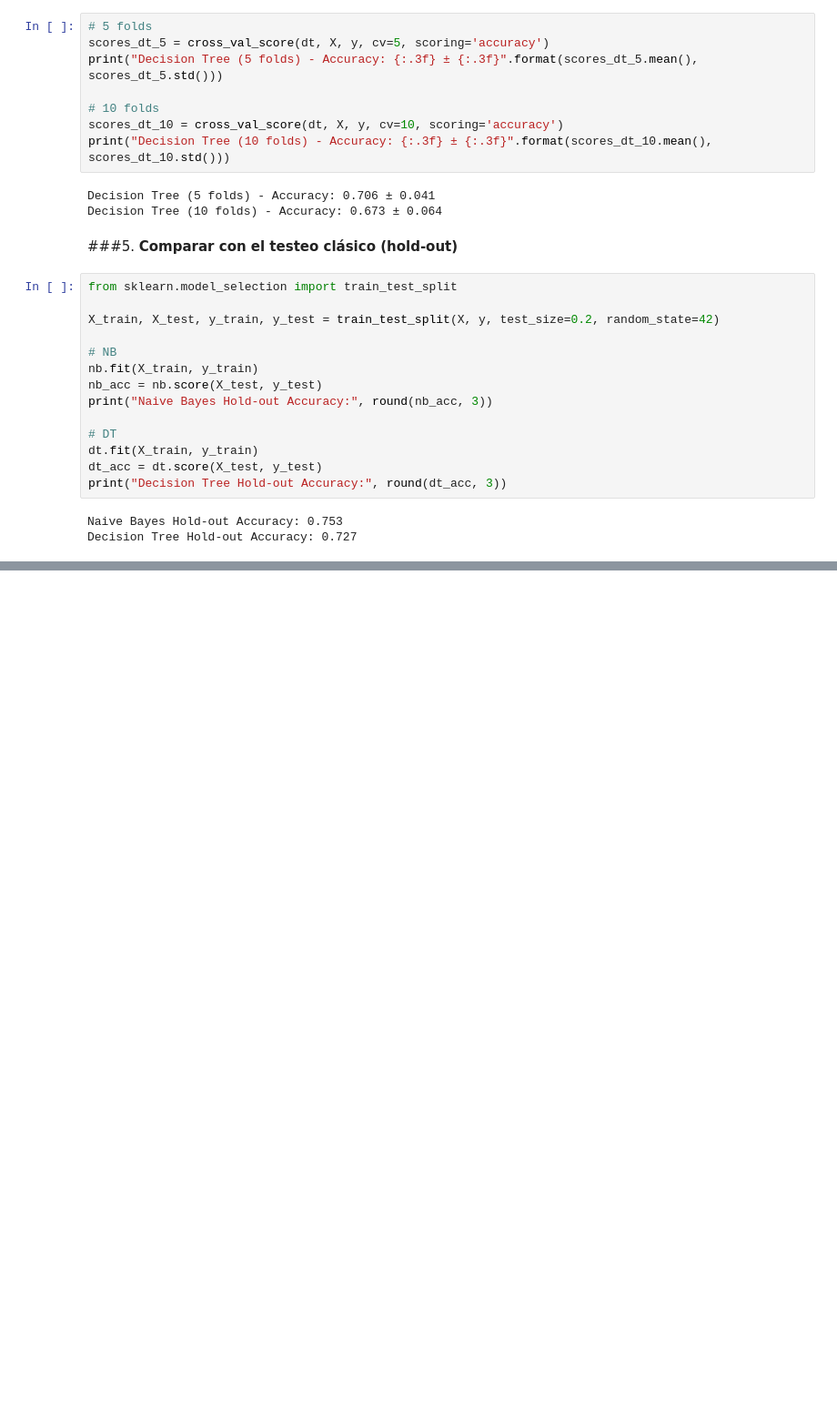
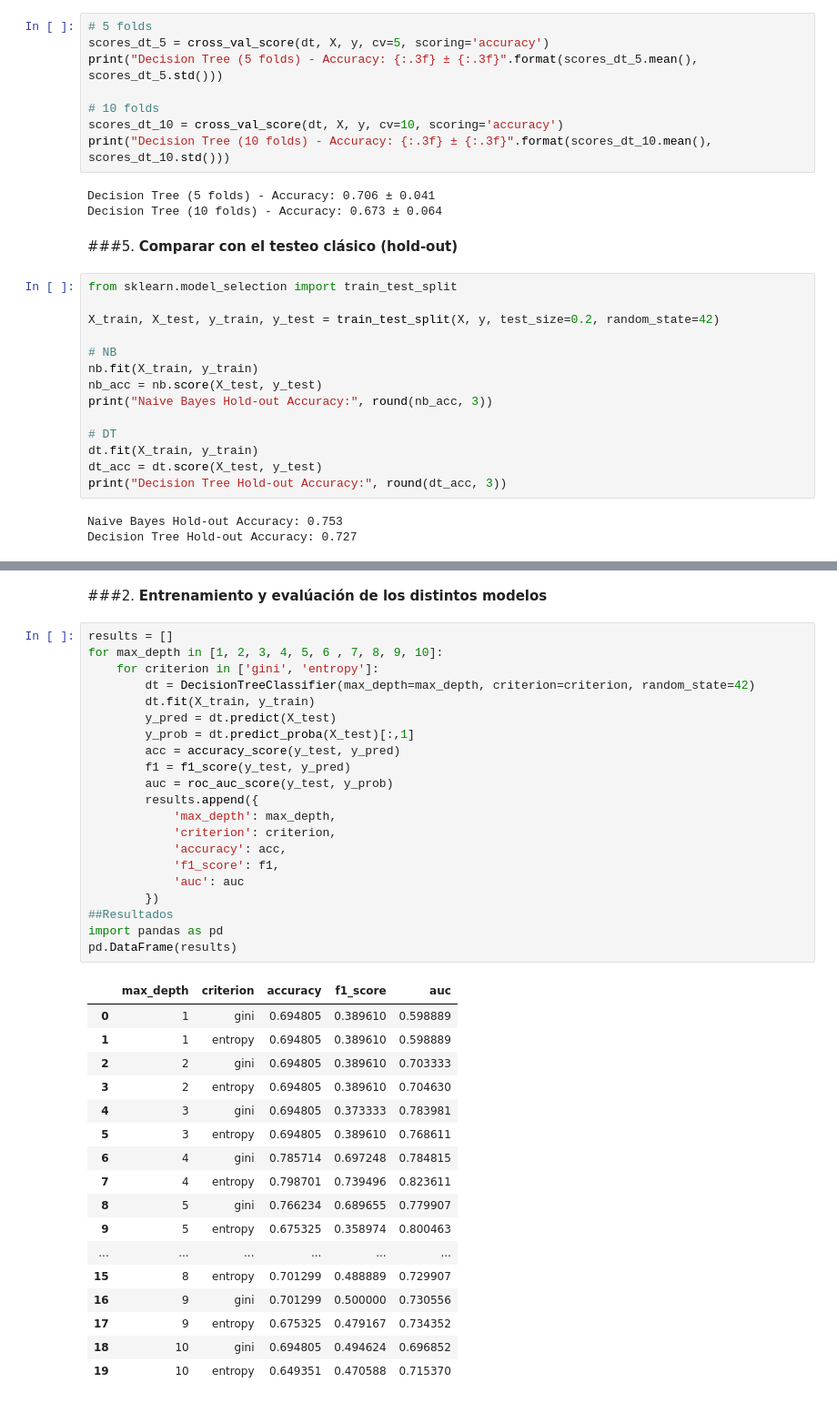
Before and after one commit to Aldair2003-GH/AiLabs-Lab05, a Jupyter notebook: Lab05_LR.ipynb, the cells around one changed output, grey strips where cells are left out. Shown at 91% size. Saved outputs shown, nothing was run; the diff lists cells and outputs as text; blank space fills up the shorter version.

```diff
--- a/Lab05_LR.ipynb
+++ b/Lab05_LR.ipynb
@@ -636,0 +669,41 @@ Por tanto, *Naive Bayes es el modelo más estable* (tiene menor varianza entre l
+# %% [markdown]
+###2. **Entrenamiento y evalúación de los distintos modelos**
+# %%
+results = []
+for max_depth in [1, 2, 3, 4, 5, 6 , 7, 8, 9, 10]:
+    for criterion in ['gini', 'entropy']:
+        dt = DecisionTreeClassifier(max_depth=max_depth, criterion=criterion, random_state=42)
+        dt.fit(X_train, y_train)
+        y_pred = dt.predict(X_test)
+        y_prob = dt.predict_proba(X_test)[:,1]
+        acc = accuracy_score(y_test, y_pred)
+        f1 = f1_score(y_test, y_pred)
+        auc = roc_auc_score(y_test, y_prob)
+        results.append({
+            'max_depth': max_depth,
+            'criterion': criterion,
+            'accuracy': acc,
+            'f1_score': f1,
+            'auc': auc
+        })
+##Resultados
+import pandas as pd
+pd.DataFrame(results)
+# %% [output]
+|  | max_depth | criterion | accuracy | f1_score | auc |
+| 0 | 1 | gini | 0.694805 | 0.389610 | 0.598889 |
+| 1 | 1 | entropy | 0.694805 | 0.389610 | 0.598889 |
+| 2 | 2 | gini | 0.694805 | 0.389610 | 0.703333 |
+| 3 | 2 | entropy | 0.694805 | 0.389610 | 0.704630 |
+| 4 | 3 | gini | 0.694805 | 0.373333 | 0.783981 |
+| 5 | 3 | entropy | 0.694805 | 0.389610 | 0.768611 |
+| 6 | 4 | gini | 0.785714 | 0.697248 | 0.784815 |
+| 7 | 4 | entropy | 0.798701 | 0.739496 | 0.823611 |
+| 8 | 5 | gini | 0.766234 | 0.689655 | 0.779907 |
+| 9 | 5 | entropy | 0.675325 | 0.358974 | 0.800463 |
+| ... | ... | ... | ... | ... | ... |
+| 15 | 8 | entropy | 0.701299 | 0.488889 | 0.729907 |
+| 16 | 9 | gini | 0.701299 | 0.500000 | 0.730556 |
+| 17 | 9 | entropy | 0.675325 | 0.479167 | 0.734352 |
+| 18 | 10 | gini | 0.694805 | 0.494624 | 0.696852 |
+| 19 | 10 | entropy | 0.649351 | 0.470588 | 0.715370 |
```
Also changed, not shown: parts of 12 cells of this notebook.
